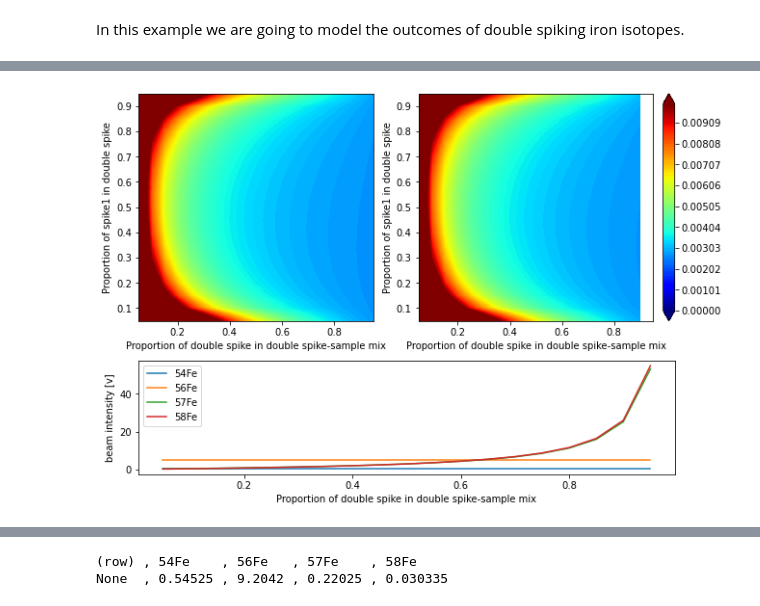
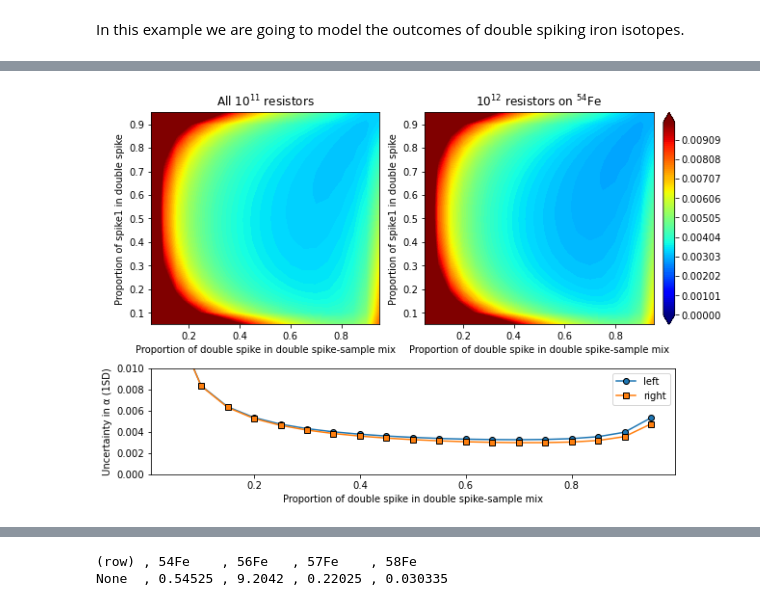
Before and after one commit to mattias-ek/isopy, a Jupyter notebook: dev/examples/dsmap.ipynb, the cells around one changed output, grey strips where cells are left out. Cells and saved outputs as stored; diff of their text form; code cells hidden in the pictures.

```diff
--- a/dev/examples/dsmap.ipynb
+++ b/dev/examples/dsmap.ipynb
@@ -18,9 +35,17 @@ In this example we are going to model the outcomes of double spiking iron isotop
 # %%
 element = 'fe'
 interferences = dict(cr=0.001, ni=0.001) #Proportion of these elements relative to *element*
-fixed_isotope = 'fe56' #One of the unspiked isotopes in the inversion
+fixed_isotope = 'fe54' #One of the unspiked isotopes in the inversion
 spike1 = isopy.array(fe54=0, fe56=0, fe57=1, fe58=0)
 spike2 = isopy.array(fe54=0, fe56=0, fe57=0, fe58=1)
-#spike1 = isopy.array(fe54=0.0001, fe56=0.0167, fe57=0.9823, fe58=0.0008) #ORNL spike composition
-#spike2 = isopy.array(fe54=0.006, fe56=0.1378, fe57=0.00125, fe58=0.8458) #ORNL spike composition
+spike1 = isopy.array(fe54=0.0001, fe56=0.0167, fe57=0.9823, fe58=0.0008) #ORNL spike composition
+spike2 = isopy.array(fe54=0.006, fe56=0.1378, fe57=0.00125, fe58=0.8458) #ORNL spike composition
 axes_labels = dict(axes_xlabel = 'Proportion of double spike in double spike-sample mix', axes_ylabel='Proportion of spike1 in double spike')
+
+#These are taken from the first grid below
+optimal_spike1_fraction = 0.5
+optimal_doublespike_fraction = 0.45
+
+optimal_spike = spike1 * optimal_spike1_fraction + spike2 * (1-optimal_spike1_fraction)
+fixed_voltage = isopy.tb.make_ms_sample(element, spike=optimal_spike, spike_fraction=optimal_doublespike_fraction, fins=2, integrations=None, fixed_key=None)[fixed_isotope]
+print(f'The signal on {isopy.keystring(fixed_isotope)} is fixed to {fixed_voltage:.3f} v')
@@ -53,16 +79,14 @@ grid3 = isopy.tb.ds_grid(element, spike1, spike2, fixed_voltage=fixed_voltage, f
+# %%
+grid4 = isopy.tb.ds_grid(element, spike1, spike2, fixed_voltage=fixed_voltage, fixed_key=fixed_isotope, resistor={'fe54': 1E12})
 # %%
-mask3 = np.array(np.nanmax(grid3.input.measured, axis=None)) > 50
-axes = isopy.tb.create_subplots(plt, [['left', 'right', 'colorbar'], ['measured', 'measured', 'measured']] , figure_size=(9,6),
-                                gridspec_width_ratios = [1,1,0.05], gridspec_height_ratios = [2, 1])
+axes = isopy.tb.create_subplots(plt, [['left', 'right', 'colorbar'], ['compare', 'compare', 'compare']] , figure_size=(9,6), gridspec_width_ratios = [1,1,0.05], gridspec_height_ratios=[1, 0.5])
 
-isopy.tb.plot_contours(axes['left'], *grid3.xyz(), zmin= 0, zmax=0.01, colorbar = axes['colorbar'], **axes_labels)
-isopy.tb.plot_contours(axes['right'], *grid3.xyz(), zmin= 0, zmax=0.01, colorbar=False, nanmask=mask3, **axes_labels)
-x, measured = grid3.xz(optimal_spike1_fraction, zeval = np.mean, zattr='input.measured')
-measured = isopy.concatenate(measured)
-for key in measured.keys:
-    isopy.tb.plot_scatter(axes['measured'], x, measured[key], label = key, line=True, marker=False)
-isopy.tb.update_axes(axes['measured'], legend = True, xlabel = 'Proportion of double spike in double spike-sample mix',
-                    ylabel = 'Beam intensity [v]')
+isopy.tb.plot_contours(axes['left'], *grid3.xyz(), zmin= 0, zmax=0.01, colorbar = axes['colorbar'], **axes_labels, axes_title='All $10^{11}$ resistors')
+isopy.tb.plot_contours(axes['right'], *grid4.xyz(), zmin= 0, zmax=0.01, colorbar = False, **axes_labels, axes_title='$10^{12}$ resistors on ${}^{54}$Fe')
+
+isopy.tb.plot_scatter(axes['compare'], *grid3.xz(optimal_spike1_fraction), line=True, label='left')
+isopy.tb.plot_scatter(axes['compare'], *grid4.xz(optimal_spike1_fraction), line=True, label='right')
+isopy.tb.update_axes(axes['compare'], ylim = (0, 0.01), legend=True, ylabel='Uncertainty in α (1SD)', xlabel='Proportion of double spike in double spike-sample mix')
 # %% [output]
-[figure, old version]
+[figure, new version]
 # %%
```
Also changed, not shown: parts of 17 cells of this notebook, 7 other files.
